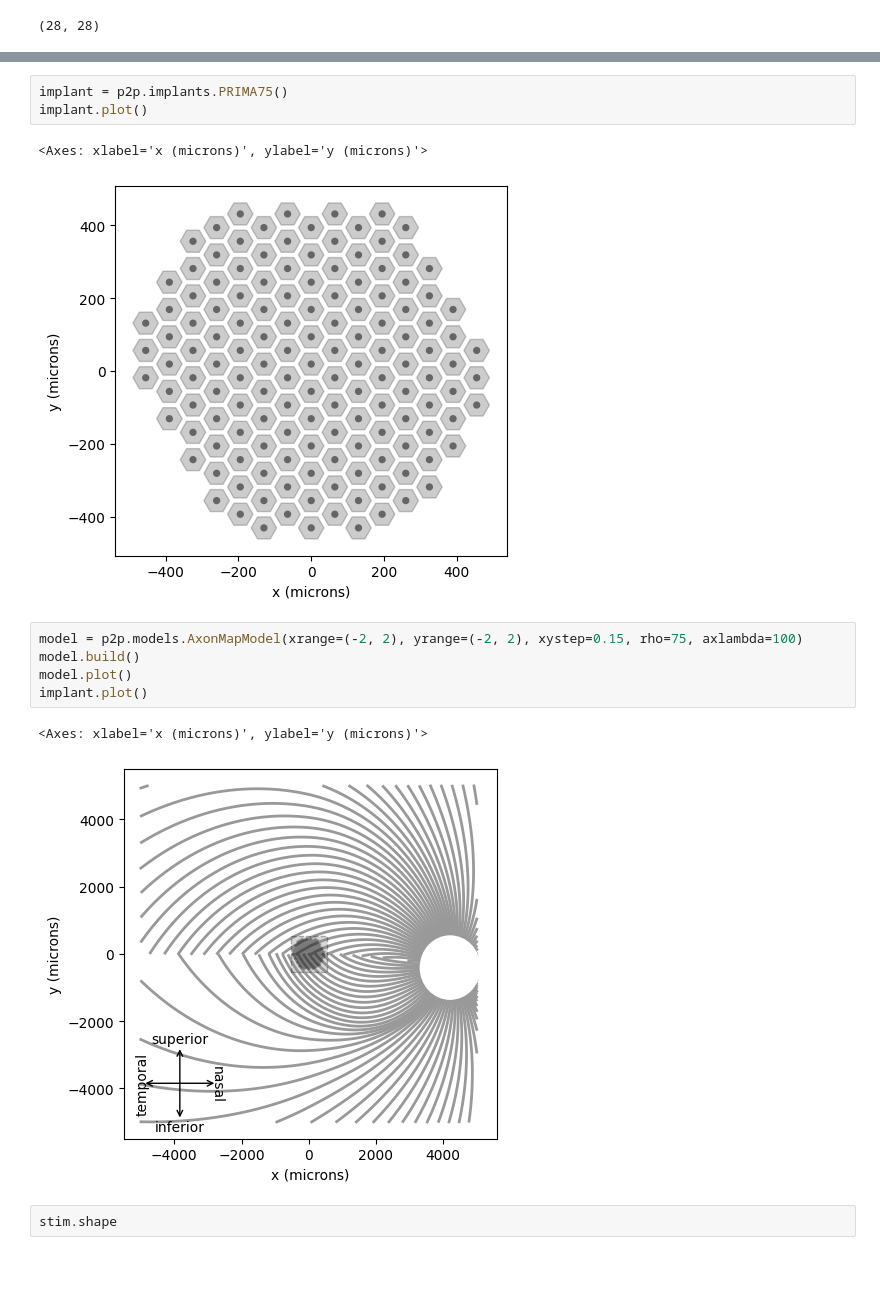
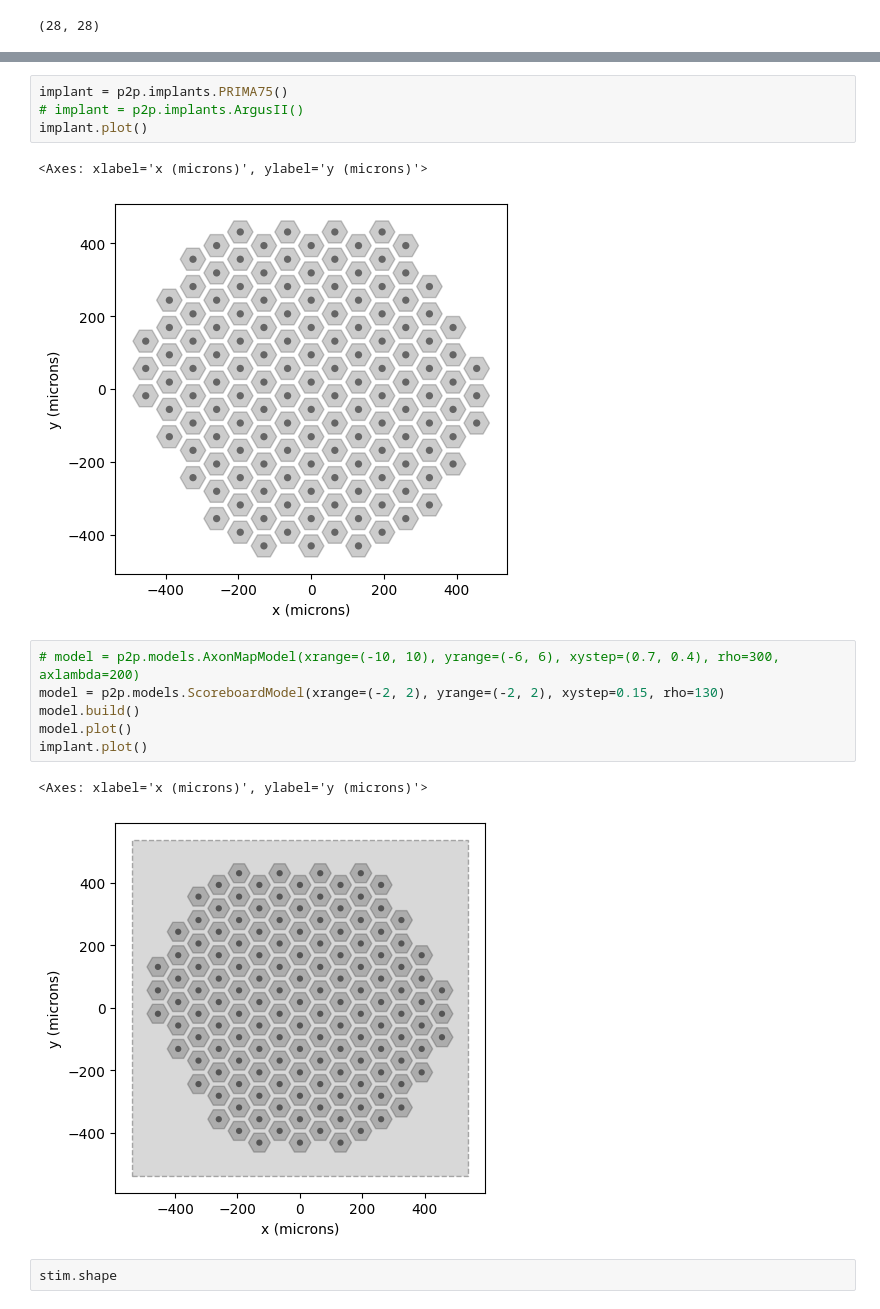
Before and after one commit to realmatthewpeng/percept, a Jupyter notebook: test_notebooks/phosphene_generator_test.ipynb, the cells around one changed output, grey strips where cells are left out. Drawn from its saved outputs; the diff is of its cells as text; blank space fills up the shorter version.

```diff
--- a/test_notebooks/phosphene_generator_test.ipynb
+++ b/test_notebooks/phosphene_generator_test.ipynb
@@ -54,17 +54,19 @@ stim.plot()
 # %%
 implant = p2p.implants.PRIMA75()
+# implant = p2p.implants.ArgusII()
 implant.plot()
 # %% [output]
 <Axes: xlabel='x (microns)', ylabel='y (microns)'>
 [figure]
 # %%
-model = p2p.models.AxonMapModel(xrange=(-2, 2), yrange=(-2, 2), xystep=0.15, rho=75, axlambda=100)
+# model = p2p.models.AxonMapModel(xrange=(-10, 10), yrange=(-6, 6), xystep=(0.7, 0.4), rho=300, axlambda=200)
+model = p2p.models.ScoreboardModel(xrange=(-2, 2), yrange=(-2, 2), xystep=0.15, rho=130)
 model.build()
 model.plot()
 implant.plot()
 # %% [output]
 <Axes: xlabel='x (microns)', ylabel='y (microns)'>
-[figure, old version]
+[figure, new version]
 # %%
 stim.shape
 # %% [output]
```
Also changed, not shown: parts of 8 cells of this notebook, 4 other files.
